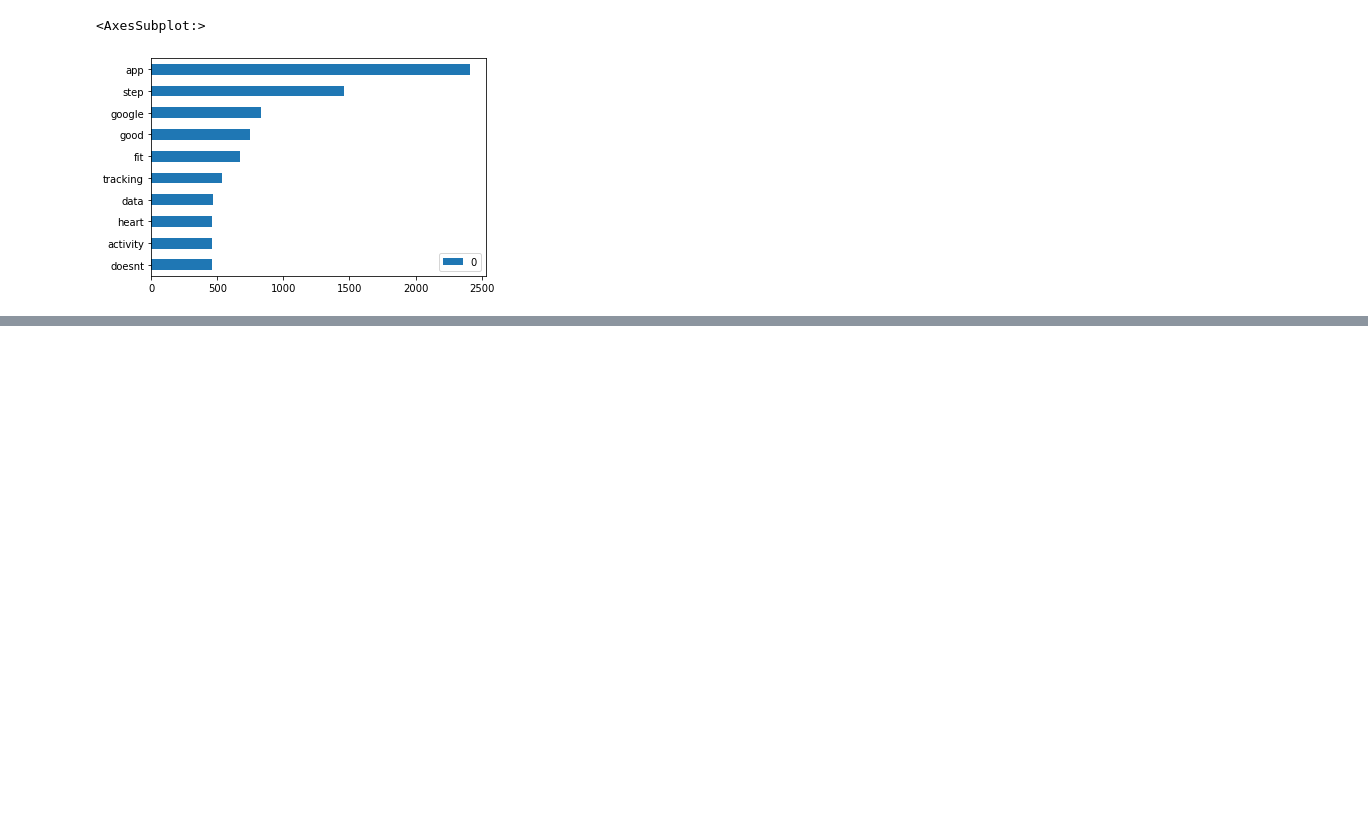
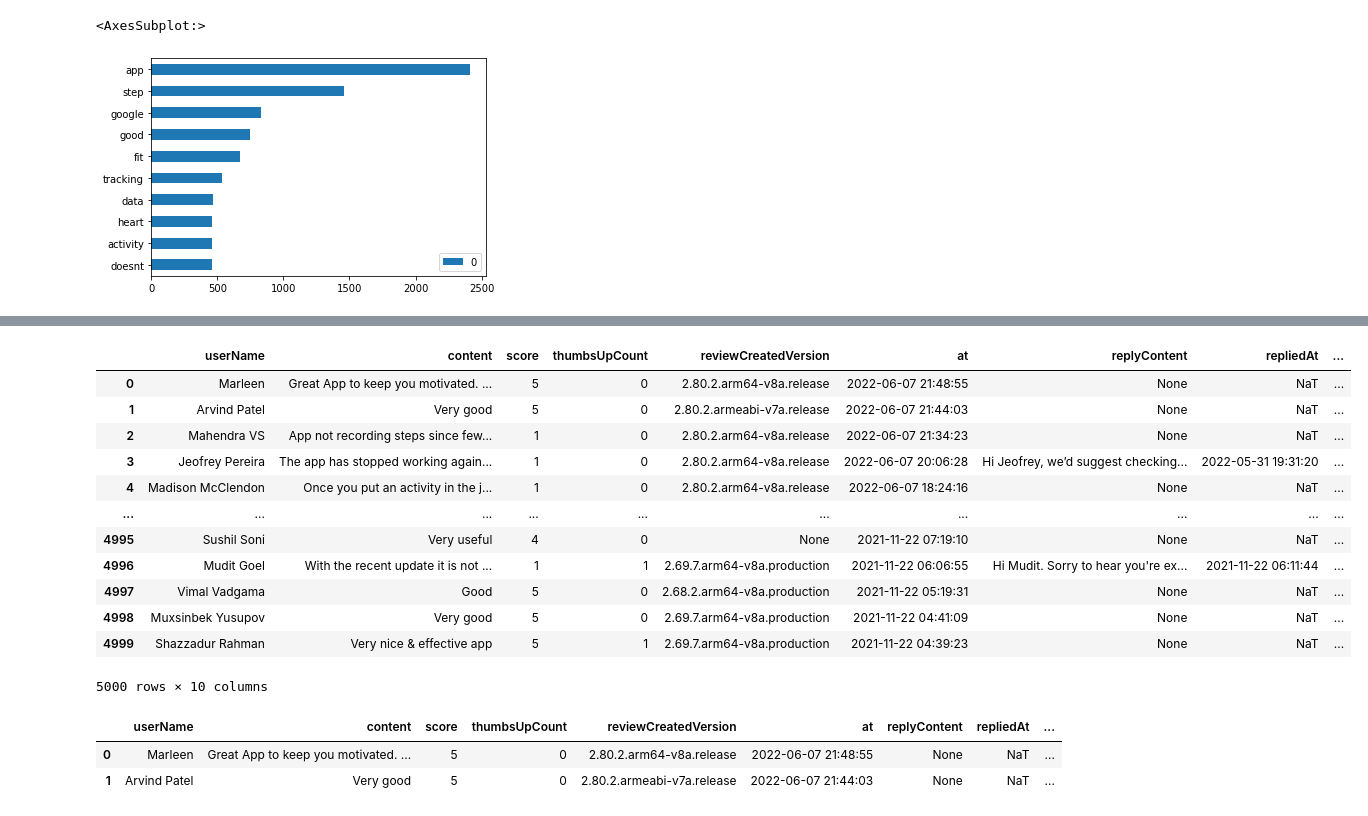
Before and after one commit to stephanie-jones78/fit-scraper, a Jupyter notebook: fit-app-scraping.ipynb, the cells around one changed output, grey strips where cells are left out. Cells and saved outputs as stored; diff of their text form; code cells hidden in the pictures; blank space fills up the shorter version.

Commit message:
add character and word count fields

```diff
--- a/fit-app-scraping.ipynb
+++ b/fit-app-scraping.ipynb
@@ -277,7 +277,7 @@ import re
 # text cleanup
 def clean_txt(text):
     '''
-
+    Takes in a list of strings and cleans the text
     '''
     #lemmatize text
     lem = nltk.stem.WordNetLemmatizer()
@@ -293,5 +293,5 @@ def clean_txt(text):
 
     words = re.sub(r'[^\w\s]', '', clean_text).split()
 
-    return [lem.lemmatize(word) for word in words if word not in stopwords]
+    return ' '.join([lem.lemmatize(word) for word in words if word not in stopwords])
 # %%
@@ -356,0 +329,8 @@ Length: 5993, dtype: float64
+# %%
+# looping through each row to create clean text field from content
+lines = []
+
+for line in df2.content:
+    lines.append(clean_txt(line))
+
+lines[:10]
@@ -356,0 +380,30 @@ Length: 5993, dtype: float64
+# %%
+def add_clean(app_df):
+    '''
+    This function takes in an app df and adds a clean_txt column with the content run through
+    the text cleaning function.
+    '''
+    lines = []
+
+    for line in app_df.content:
+        lines.append(clean_txt(line))
+
+    app_df['clean_txt'] = lines
+
+    return app_df
+# %%
+add_clean(google)
+# %% [output]
+|  | userName | content | score | thumbsUpCount | reviewCreatedVersion | at | replyContent | repliedAt | ... |
+| 0 | Marleen | Great App to keep you motivated. ... | 5 | 0 | 2.80.2.arm64-v8a.release | 2022-06-07 21:48:55 | None | NaT | ... |
+| 1 | Arvind Patel | Very good | 5 | 0 | 2.80.2.armeabi-v7a.release | 2022-06-07 21:44:03 | None | NaT | ... |
+| 2 | Mahendra VS | App not recording steps since few... | 1 | 0 | 2.80.2.arm64-v8a.release | 2022-06-07 21:34:23 | None | NaT | ... |
+| 3 | Jeofrey Pereira | The app has stopped working again... | 1 | 0 | 2.80.2.arm64-v8a.release | 2022-06-07 20:06:28 | Hi Jeofrey, we’d suggest checking... | 2022-05-31 19:31:20 | ... |
+| 4 | Madison McClendon | Once you put an activity in the j... | 1 | 0 | 2.80.2.arm64-v8a.release | 2022-06-07 18:24:16 | None | NaT | ... |
+| ... | ... | ... | ... | ... | ... | ... | ... | ... | ... |
+| 4995 | Sushil Soni | Very useful | 4 | 0 | None | 2021-11-22 07:19:10 | None | NaT | ... |
+| 4996 | Mudit Goel | With the recent update it is not ... | 1 | 1 | 2.69.7.arm64-v8a.production | 2021-11-22 06:06:55 | Hi Mudit. Sorry to hear you're ex... | 2021-11-22 06:11:44 | ... |
+| 4997 | Vimal Vadgama | Good | 5 | 0 | 2.68.2.arm64-v8a.production | 2021-11-22 05:19:31 | None | NaT | ... |
+| 4998 | Muxsinbek Yusupov | Very good | 5 | 0 | 2.69.7.arm64-v8a.production | 2021-11-22 04:41:09 | None | NaT | ... |
+| 4999 | Shazzadur Rahman | Very nice & effective app | 5 | 1 | 2.69.7.arm64-v8a.production | 2021-11-22 04:39:23 | None | NaT | ... |
+5000 rows × 10 columns
@@ -356,0 +422,6 @@ Length: 5993, dtype: float64
+# %%
+google.head(2)
+# %% [output]
+|  | userName | content | score | thumbsUpCount | reviewCreatedVersion | at | replyContent | repliedAt | ... |
+| 0 | Marleen | Great App to keep you motivated. ... | 5 | 0 | 2.80.2.arm64-v8a.release | 2022-06-07 21:48:55 | None | NaT | ... |
+| 1 | Arvind Patel | Very good | 5 | 0 | 2.80.2.armeabi-v7a.release | 2022-06-07 21:44:03 | None | NaT | ... |
```
Also changed, not shown: parts of 17 cells of this notebook.
